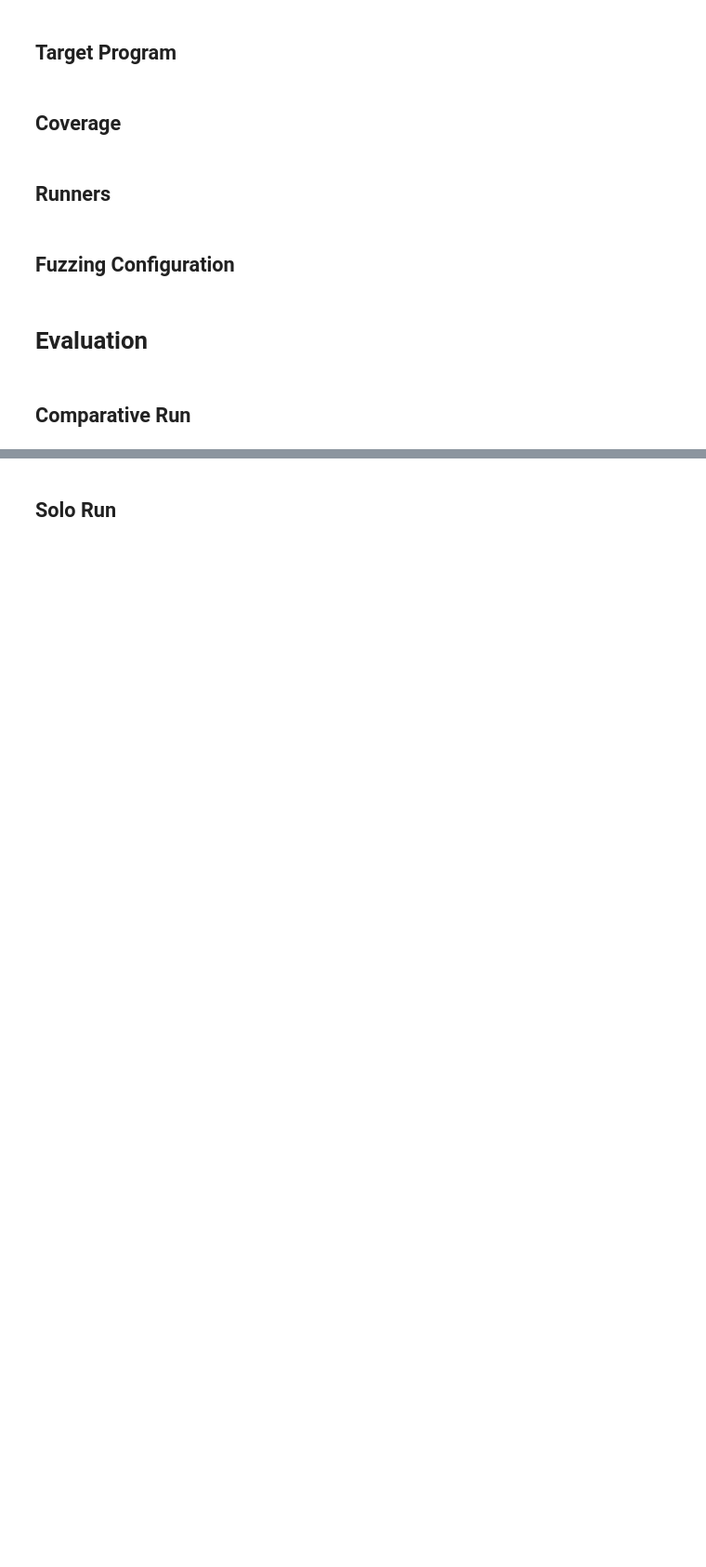
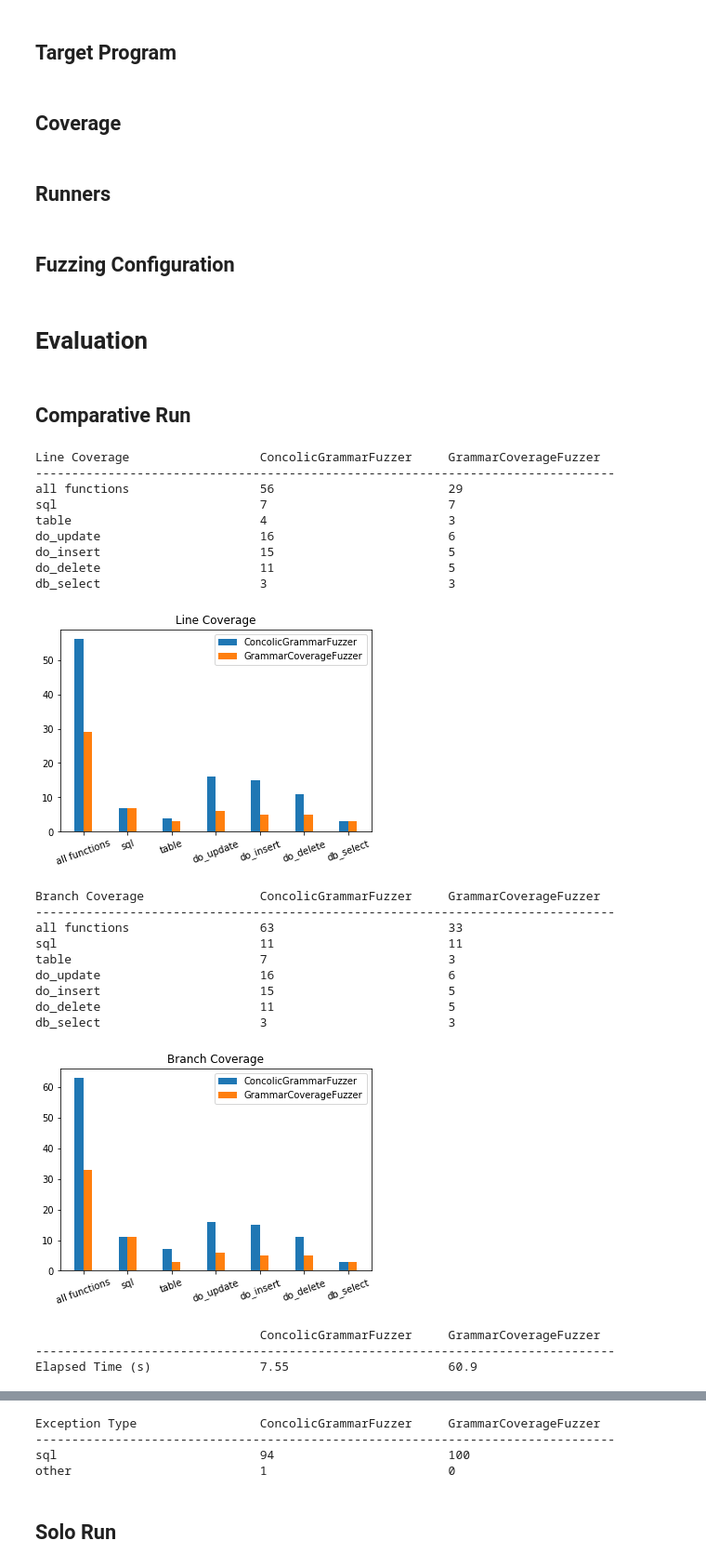
Before and after one commit to morellic/fuzzingbook, a Jupyter notebook: notebooks/Evaluation_ConcolicGrammarFuzzer.ipynb, the cells around one changed output, grey strips where cells are left out. Shown at 93% size. Saved outputs shown, nothing was run; the diff lists cells and outputs as text; code cells hidden in the pictures; blank space fills up the shorter version.

Commit message:
ConcolicEvaluation: add time comparison

```diff
--- a/notebooks/Evaluation_ConcolicGrammarFuzzer.ipynb
+++ b/notebooks/Evaluation_ConcolicGrammarFuzzer.ipynb
@@ -144,6 +146,8 @@ def run_grammar_coverage_fuzzer(
     sql_exceptions = []
     other_exceptions = []
 
+    start_time = time.time()
+
     for _ in range(n_fuzz):
         query = gcf.fuzz()
         with CoverageCollector(functions) as cov_collector:
@@ -156,7 +160,9 @@ def run_grammar_coverage_fuzzer(
 
         coverage.update_coverage(cov_collector)
 
-    return coverage, sql_exceptions, other_exceptions
+    elapsed_time = time.time() - start_time
+
+    return coverage, sql_exceptions, other_exceptions, elapsed_time
 # %%
 def run_concolic_grammar_fuzzer(
         target,
@@ -176,6 +182,8 @@ def run_concolic_grammar_fuzzer(
     sql_exceptions = []
     other_exceptions = []
 
+    start_time = time.time()
+
     for _ in range(n_fuzz):
         query = cgf.fuzz()
         with ConcolicTracer() as tracer, \
@@ -190,7 +198,9 @@ def run_concolic_grammar_fuzzer(
         cgf.update_grammar(tracer)
         coverage.update_coverage(cov_collector)
 
-    return coverage, sql_exceptions, other_exceptions
+    elapsed_time = time.time() - start_time
+
+    return coverage, sql_exceptions, other_exceptions, elapsed_time
 # %% [markdown]
 ## Fuzzing Configuration
 # %%
@@ -213,10 +223,12 @@ FUNCTIONS = {
 # %%
 from collections import defaultdict
 import matplotlib.pyplot as plt
+import numpy as np
 
 def compare_coverage(ch1, name1, ch2, name2, functions):
 
     def print_plot_coverage(cov_dict1, total1, cov_dict2, total2, title):
+
         def print_coverage():
             print_format = '{0: <30} {1: <25} {2: <25}'
             print(print_format.format(title, name1, name2))
@@ -260,16 +272,28 @@ def compare_coverage(ch1, name1, ch2, name2, functions):
     compare_branch_coverage()
 
 def compare_exceptions(sql1, other1, name1, sql2, other2, name2):
-    print()
     print_format = '{0: <30} {1: <25} {2: <25}'
     print(print_format.format('Exception Type', name1, name2))
     print('-' * 80)
     print(print_format.format('sql', len(sql1), len(sql2)))
     print(print_format.format('other', len(other1), len(other2)))
 
+def compare_elapsed_time(t1, name1, t2, name2):
+    print_format = '{0: <30} {1: <25} {2: <25}'
+    print(print_format.format('', name1, name2))
+    print('-' * 80)
+    print(print_format.format('Elapsed Time (s)', round(t1, 2), round(t2, 2)))
+    x_indexes = [0, 1]
+    x_labels = [name1, name2]
+    plt.title('Elapsed Time (s)')
+    plt.bar(0, t1, width=0.2, align='center', label=name1)
+    plt.bar(0.2, t2, width=0.2, align='center', label=name2)
+    plt.xticks(np.arange(0, 1, 0.2), x_labels, rotation=20)
+    plt.legend(loc='upper right')
+    plt.show()
 
 def comperative_run(target, grammar, max_nonterminals, n_fuzz, functions):
-    cov1, sql1, other1 = run_concolic_grammar_fuzzer(
+    cov1, sql1, other1, t1 = run_concolic_grammar_fuzzer(
         target=target,
         grammar=grammar,
         max_nonterminals=max_nonterminals,
@@ -277,7 +301,7 @@ def comperative_run(target, grammar, max_nonterminals, n_fuzz, functions):
         functions=functions
     )
 
-    cov2, sql2, other2 = run_grammar_coverage_fuzzer(
+    cov2, sql2, other2, t2 = run_grammar_coverage_fuzzer(
         target=target,
         grammar=grammar,
         max_nonterminals=max_nonterminals,
@@ -289,13 +313,40 @@ def comperative_run(target, grammar, max_nonterminals, n_fuzz, functions):
                      cov2, 'GrammarCoverageFuzzer',
                      functions)
 
+    compare_elapsed_time(t1, 'ConcolicGrammarFuzzer',
+                         t2, 'GrammarCoverageFuzzer')
+
     compare_exceptions(sql1, other1, 'ConcolicGrammarFuzzer',
-                       sql2, other2, 'GrammarCoverageFuzzer',)
+                       sql2, other2, 'GrammarCoverageFuzzer')
 # %%
 comperative_run(
     target=TARGET,
     grammar=GRAMMAR,
     max_nonterminals=MAX_NONTERMINALS,
-    n_fuzz=10,
+    n_fuzz=100,
     functions=FUNCTIONS
 )
+# %% [output]
+Line Coverage                  ConcolicGrammarFuzzer     GrammarCoverageFuzzer
+--------------------------------------------------------------------------------
+all functions                  56                        29
+sql                            7                         7
+table                          4                         3
+do_update                      16                        6
+do_insert                      15                        5
+do_delete                      11                        5
+db_select                      3                         3
+[figure, added]
+Branch Coverage                ConcolicGrammarFuzzer     GrammarCoverageFuzzer
+--------------------------------------------------------------------------------
+all functions                  63                        33
+sql                            11                        11
+table                          7                         3
+do_update                      16                        6
+do_insert                      15                        5
+do_delete                      11                        5
+db_select                      3                         3
+[figure, added]
+                               ConcolicGrammarFuzzer     GrammarCoverageFuzzer
+--------------------------------------------------------------------------------
+Elapsed Time (s)               7.55                      60.9
@@ -302,3 +354,7 @@ comperative_run(
+Exception Type                 ConcolicGrammarFuzzer     GrammarCoverageFuzzer
+--------------------------------------------------------------------------------
+sql                            94                        100
+other                          1                         0
 # %% [markdown]
 ## Solo Run
 # %%
```
Also changed, not shown: parts of 5 cells of this notebook.
